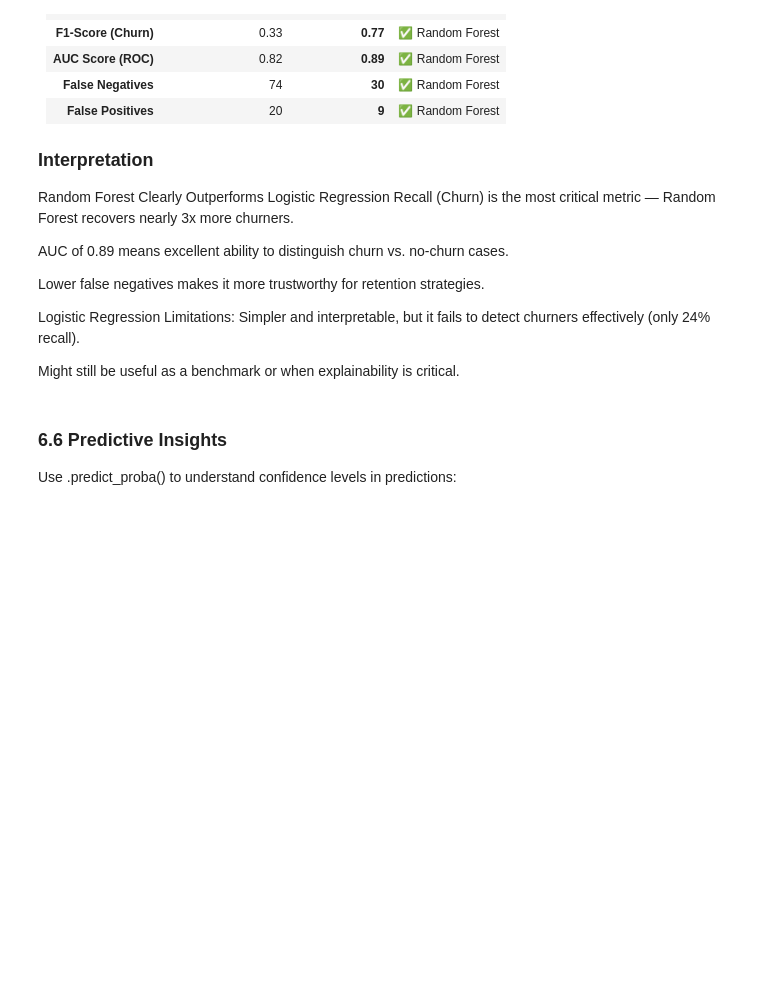
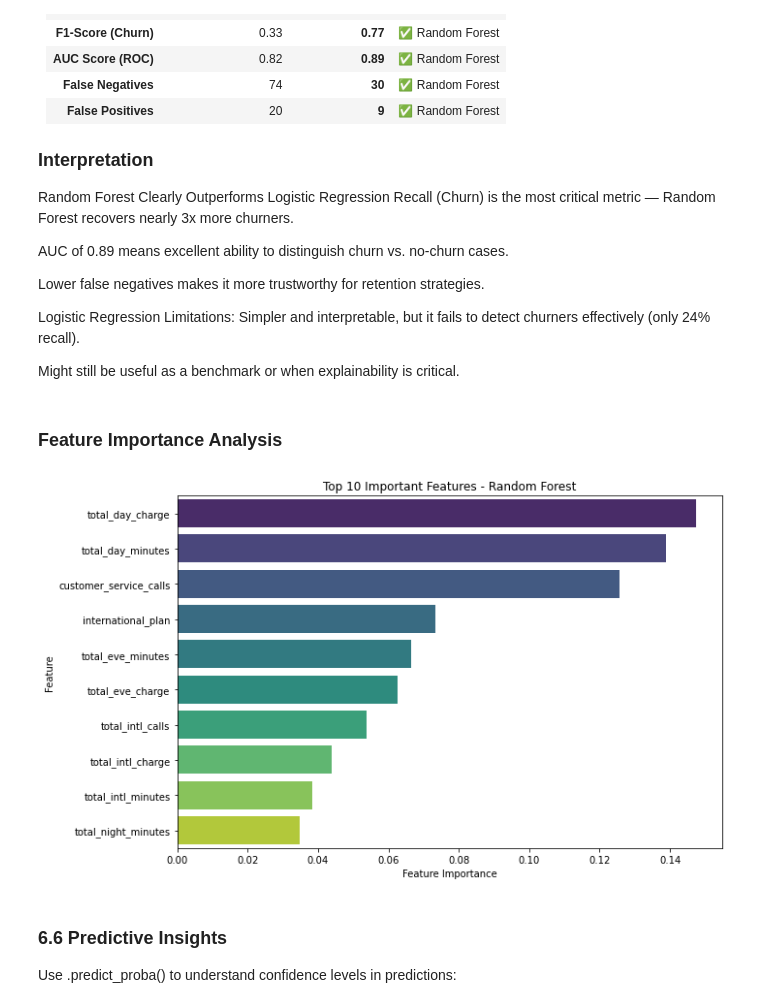
Before and after one commit to Kwamboka1584/SyriaTel-Customer-Churn, a Jupyter notebook: notebooks/CustomerChurn.ipynb, the cells around one changed output. Saved outputs shown, nothing was run; the diff lists cells and outputs as text; code cells hidden in the pictures; blank space fills up the shorter version.

Commit message:
Add Top 10 important features bar plot

```diff
--- a/notebooks/CustomerChurn.ipynb
+++ b/notebooks/CustomerChurn.ipynb
@@ -859,6 +859,32 @@ Logistic Regression Limitations:
 Simpler and interpretable, but it fails to detect churners effectively (only 24% recall).
 
 Might still be useful as a benchmark or when explainability is critical.
+# %% [markdown]
+### Feature Importance Analysis
+# %%
+# Feature Importance Analysis
+# Create a DataFrame to hold feature importances
+importance_df = pd.DataFrame({
+    'Feature': X_train.columns,
+    'Importance': rf_pipeline.named_steps['clf'].feature_importances_
+}).sort_values(by='Importance', ascending=False)
+
+
+# Plot top 10 feature importances
+plt.figure(figsize=(10, 6))
+sns.barplot(
+    data=importance_df.head(10),
+    x='Importance',
+    y='Feature',
+    palette='viridis'
+)
+plt.title('Top 10 Important Features - Random Forest')
+plt.xlabel('Feature Importance')
+plt.ylabel('Feature')
+plt.tight_layout()
+plt.show()
+# %% [output]
+[figure, added]
 # %% [markdown]
 ### 6.6 Predictive Insights
 
```
